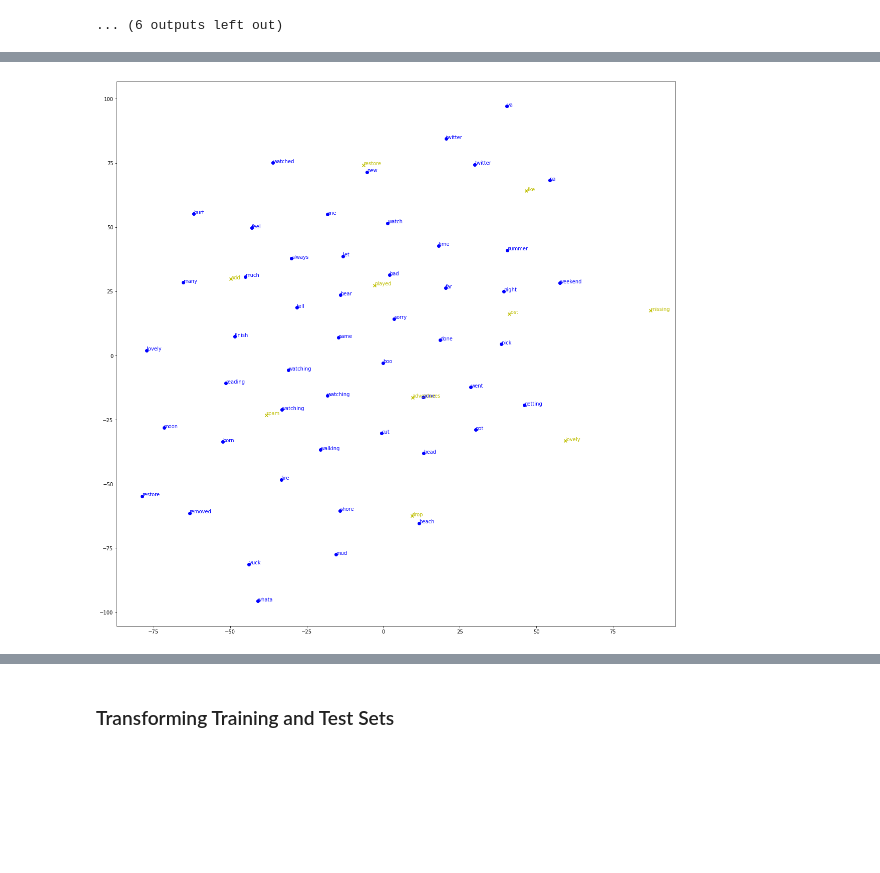
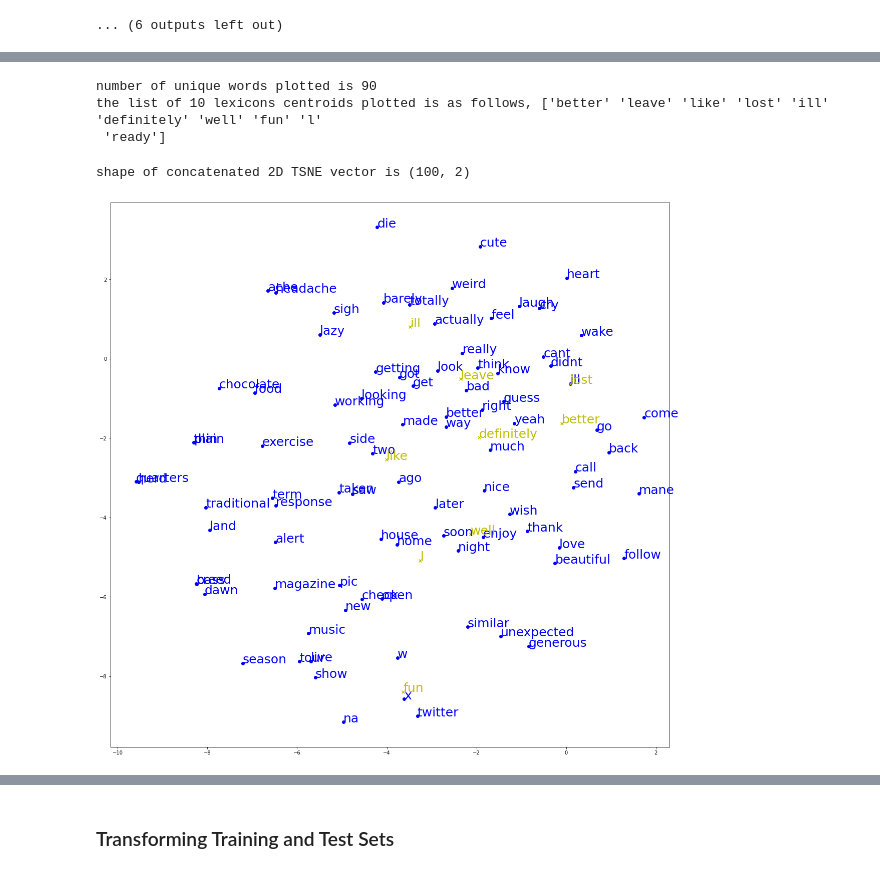
Before and after one commit to edologgerbird/context-capturing-clustering, a Jupyter notebook: final_project.ipynb, the cells around one changed output, grey strips where cells are left out. Drawn from its saved outputs; the diff is of its cells as text; code cells hidden in the pictures; blank space fills up the shorter version.

Commit message:
modified plotting function

```diff
--- a/final_project.ipynb
+++ b/final_project.ipynb
@@ -609,44 +609,3 @@ class VectorSpace:
             raise Exception("Please specify static or dynamic transformation")
         X_transformed = X.apply(lambda x: self.translate_text_to_similarity(x, static=static, dynamic=dynamic))
         return np.array(X_transformed.tolist())
-# %%
-import random
-class VectorSpaceVisualiser:
-    def __init__(self, Vector_Space):
-        self.vector_space = Vector_Space
-
-    def plot(self, n_point, n_centroid):
-        tsne = TSNE(n_components=2)
-        plt.figure(figsize=(20,20))
-
-        # plotting words
-        sampled_points = random.sample(self.vector_space.points, n_point)
-        words = np.array([point.word for point in sampled_points])
-        vectors = np.array([point.vector for point in sampled_points])
-
-        X_tsne = tsne.fit_transform(vectors) # transforming to 2D
-
-        plt.scatter(X_tsne[:, 0], X_tsne[:, 1], c = 'b')
-        for label, x, y in zip(words, X_tsne[:, 0], X_tsne[:, 1]):
-            plt.annotate(label, xy=(x, y), xytext=(0, 0), textcoords="offset pixels", c = 'b')
-
-        # plotting their closest centroids
-        centroids = [point.closest_centroid for point in sampled_points]
-        lexicons = np.array([centroid.word for centroid in centroids])[:n_centroid]
-        lexicon_vectors = np.array([centroid.vector for centroid in centroids])[:n_centroid]
-        # lexicons = []
-        # lexicon_vectors = []
-        # for centroid in self.vector_space.centroids:
-        #     if centroid.word not in lexicons:
-        #         lexicons.append(centroid.word)
-        #         lexicon_vectors.append(centroid.vector)
-        # lexicons = np.array(lexicons)[:n_centroid]
-
-
-        centroid_tsne = tsne.fit_transform(lexicon_vectors)
-
-        plt.scatter(centroid_tsne[:, 0], centroid_tsne[:, 1], color = 'y', marker = 'x')
-        for label, x, y in zip(lexicons, centroid_tsne[:, 0], centroid_tsne[:, 1]):
-            plt.annotate(label, xy=(x, y), xytext=(0, 0), textcoords="offset pixels", c = 'y')
-
-        plt.show()
@@ -701,8 +716,3 @@ visualiser_static.plot(n_point=50, n_centroid= 10)
-# %%
-visualiser_dynamic = VectorSpaceVisualiser(vector_space_dynamic)
-visualiser_dynamic.plot(n_point = 50, n_centroid = 10)
-# %% [output]
-[figure, removed]
 # %%
 # pickle trained vector spaces
 
@@ -732,3 +742,12 @@ vector_space_static = container["static_VectorSpace"]
 vector_space_dynamic = container["dynamic_VectorSpace"]
 analyzer = container["lexical_dictionary"]
 word2vec_model = container["word2vec_model"]
+# %%
+visualiser_static = VectorSpaceVisualiser(vector_space_static)
+visualiser_static.plot(n_point=100, n_centroid= 10)
+# %% [output]
+number of unique words plotted is 90
+the list of 10 lexicons centroids plotted is as follows, ['better' 'leave' 'like' 'lost' 'ill' 'definitely' 'well' 'fun' 'l'
+ 'ready']
+shape of concatenated 2D TSNE vector is (100, 2)
+[figure, added]
```
Also changed, not shown: parts of 3 cells of this notebook.
